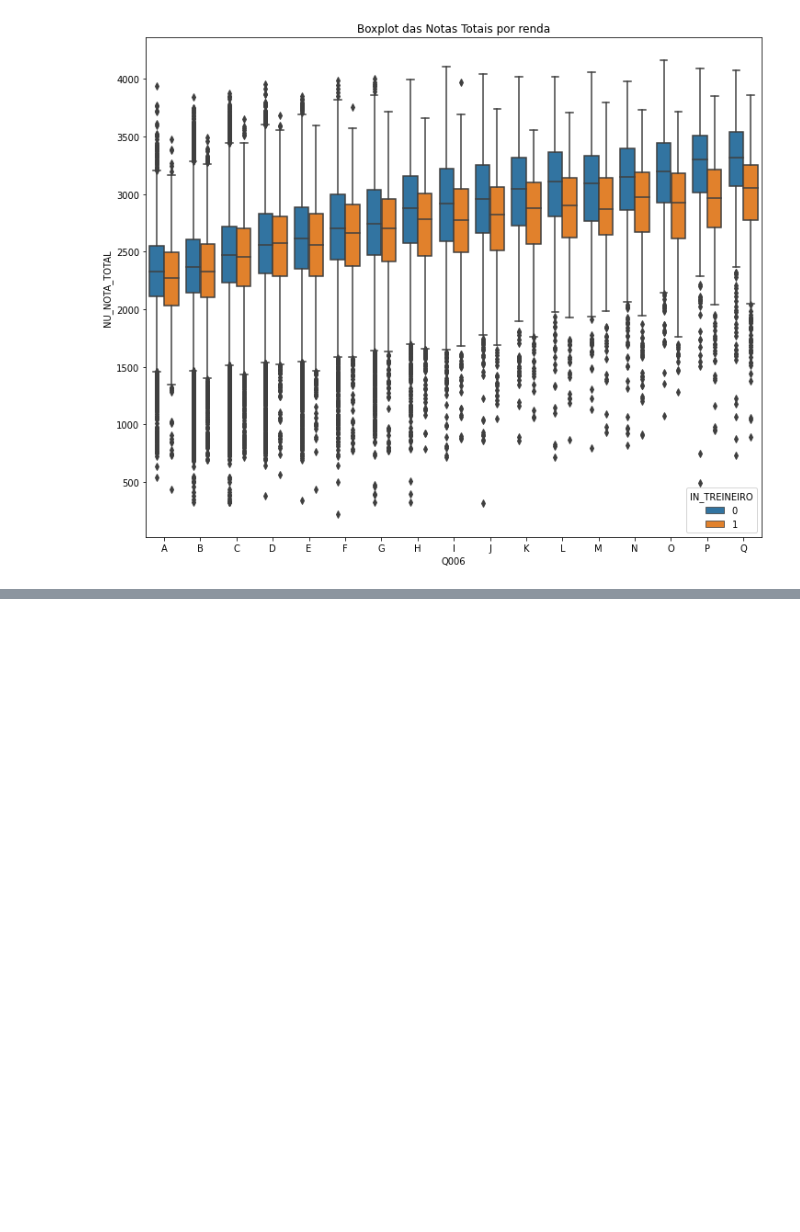
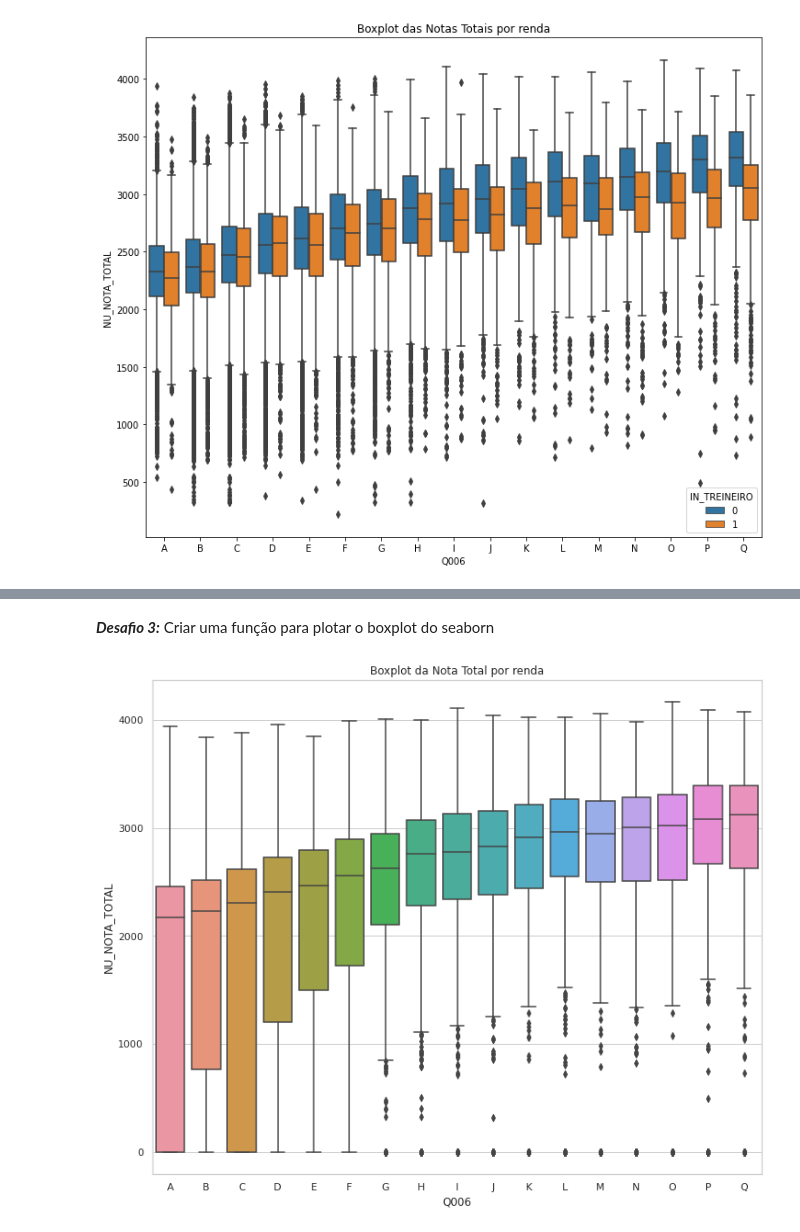
Before and after one commit to stefaneSI/Imersao-Dados, a Jupyter notebook: ImersaoDados.ipynb, the cells around one changed output, grey strips where cells are left out. Saved outputs shown, nothing was run; the diff lists cells and outputs as text; code cells hidden in the pictures; blank space fills up the shorter version.

```diff
--- a/ImersaoDados.ipynb
+++ b/ImersaoDados.ipynb
@@ -445,0 +471,12 @@ Text(0.5, 1.0, 'Boxplot das Notas Totais por renda')
+# %% [markdown]
+***Desafio 3:*** Criar uma função para plotar o boxplot do seaborn
+# %%
+def plota_boxplot(eixo_x=None, eixo_y=None, z=None, ordem=None, dado=None, titulo=None):
+    plt.figure(figsize=(12,10))
+    sns.boxplot(x=eixo_x, y=eixo_y, hue=z, data=dado, order=ordem)
+    plt.title(titulo)
+# %%
+
+plota_boxplot(eixo_x='Q006',eixo_y='NU_NOTA_TOTAL',ordem=renda_order, dado=dados,titulo="Boxplot da Nota Total por renda")
+# %% [output]
+[figure, added]
```
Also changed, not shown: parts of 6 cells of this notebook.
